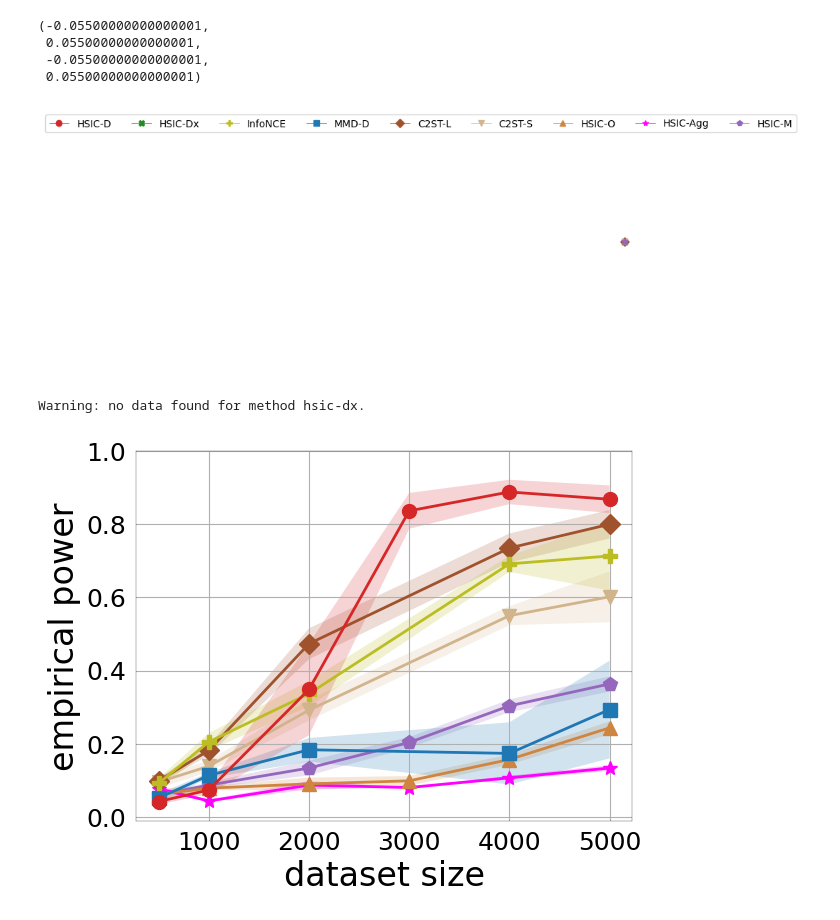
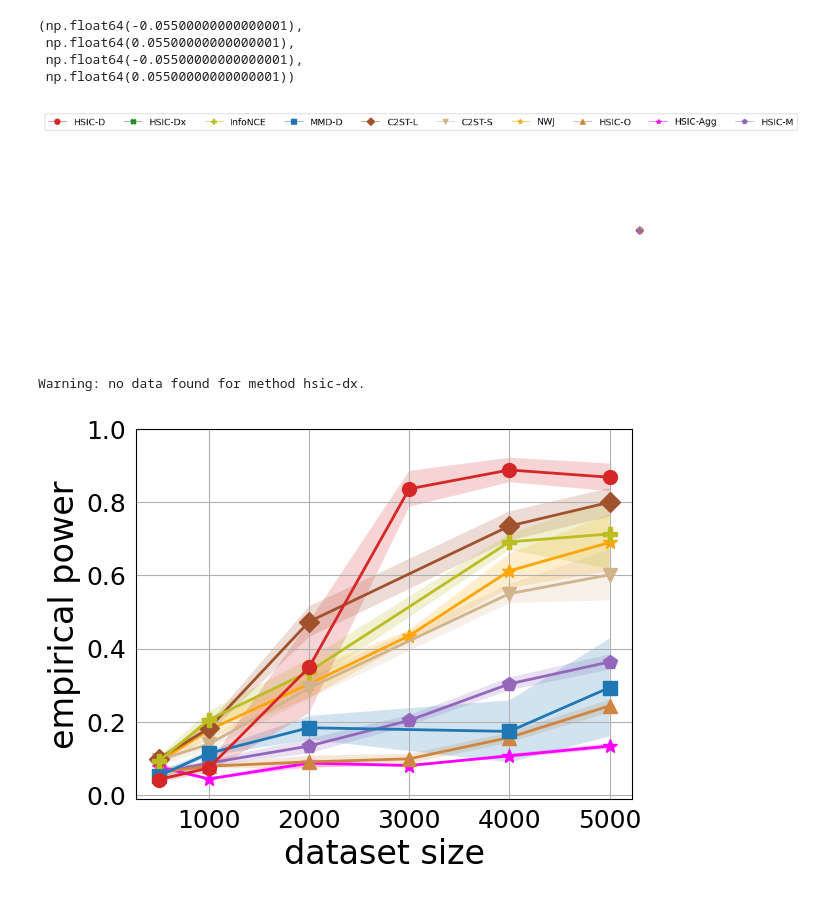
Before and after one commit to xunathan96/deephsic, a Jupyter notebook: notebook/plot_riab_sizes.ipynb, the cells around one changed output. Cells and saved outputs as stored; diff of their text form; code cells hidden in the pictures.

```diff
--- a/notebook/plot_riab_sizes.ipynb
+++ b/notebook/plot_riab_sizes.ipynb
@@ -53,40 +53,41 @@ def collate_samples(stats: list):                       # [(x1,y1,std1), (x2,y2,
 EXPDIR = '../src/exp/eval/riab/'
 RUNS = ('22','23','24','25','26','27','median')
 
 df = dict()
-for method in ['hsic', 'c2st', 'mmd', 'infonce']:
+for method in ['hsic', 'c2st', 'mmd', 'infonce', 'nwj']:
     runs = []
     for file in glob.glob(f'{EXPDIR}/*/stats-{method}.csv'):
         if Path(file).parent.name in RUNS:
             runs.append(pd.read_csv(file))
     df[method] = pd.concat(runs, axis=0) if runs else pd.DataFrame()
 
 # DEFINE LEGEND
 legend = dict()
 legend['hsic-d'] = {'label': 'HSIC-D', 'marker': 'o-', 'color': 'tab:red'}
 legend['hsic-dx'] = {'label': 'HSIC-Dx', 'marker': 'X-', 'color': 'forestgreen'}
 legend['hsic-o'] = {'label': 'HSIC-O', 'marker': '^-', 'color': 'peru'}
 legend['hsic-agg'] = {'label': 'HSIC-Agg', 'marker': '*-', 'color': 'magenta'}
 legend['hsic-m'] = {'label': 'HSIC-M', 'marker': 'p-', 'color': 'tab:purple'}
 legend['c2st-l'] = {'label': 'C2ST-L', 'marker': 'D-', 'color': 'sienna'}
 legend['c2st-s'] = {'label': 'C2ST-S', 'marker': 'v-', 'color': 'tan'}
 legend['mmd-d'] = {'label': 'MMD-D', 'marker': 's-', 'color': 'tab:blue'}
 legend['infonce'] = {'label': 'InfoNCE', 'marker': 'P-', 'color': 'tab:olive'}
+legend['nwj'] = {'label': 'NWJ', 'marker': '*-', 'color': 'orange'}
 # ordered from least to most important
-methods = ['hsic-m', 'hsic-agg', 'hsic-o', 'c2st-s', 'c2st-l', 'mmd-d', 'infonce', 'hsic-dx', 'hsic-d']
+methods = ['hsic-m', 'hsic-agg', 'hsic-o', 'nwj', 'c2st-s', 'c2st-l', 'mmd-d', 'infonce', 'hsic-dx', 'hsic-d']
 
 # Plot legend
 for method in reversed(methods):
     plt.plot(0, 0, legend[method]['marker'], linewidth=0.5, color=legend[method]['color'])
 plt.legend([legend[method]['label'] for method in reversed(methods)], ncol=len(methods))
 plt.axis(False)
 # plt.savefig(f"toyplots/legend.pdf", format="pdf", bbox_inches="tight")
 # %% [output]
-(-0.05500000000000001,
- 0.05500000000000001,
- -0.05500000000000001,
- 0.05500000000000001)
+(np.float64(-0.05500000000000001),
+ np.float64(0.05500000000000001),
+ np.float64(-0.05500000000000001),
+ np.float64(0.05500000000000001))
-[figure, old version]
+[figure, new version]
 # %%
 # power vs samples
 DATASET = f"[RatInABox-]"
@@ -103,6 +104,7 @@ stats['mmd-d'] = samples_vs_power(df['mmd'], dataset=DATASET, method='mmd', mode
 stats['c2st-l'] = samples_vs_power(df['c2st'], dataset=DATASET, method='c2st-l', model='id-id@mlp10x32x64x32x1')
 stats['c2st-s'] = samples_vs_power(df['c2st'], dataset=DATASET, method='c2st-s', model='id-id@mlp10x32x64x32x1')
 stats['infonce'] = samples_vs_power(df['infonce'], dataset=DATASET, method='infonce', model='id-id@mlp10x32x64x32x1')
+stats['nwj'] = samples_vs_power(df['nwj'], dataset=DATASET, method='nwj', model='id-id@mlp10x32x64x32x1')
 
 for method in methods:
     try:
@@ -133,4 +135,4 @@ plt.tick_params(bottom=False, labelsize=18)
 # plt.savefig(f"plots/power_vs_size_{DATASET.replace('-','')[1:-1]}.pdf", format="pdf", bbox_inches="tight")
 # %% [output]
 Warning: no data found for method hsic-dx.
-[figure, old version]
+[figure, new version]
```
Also changed, not shown: 3 other files.
